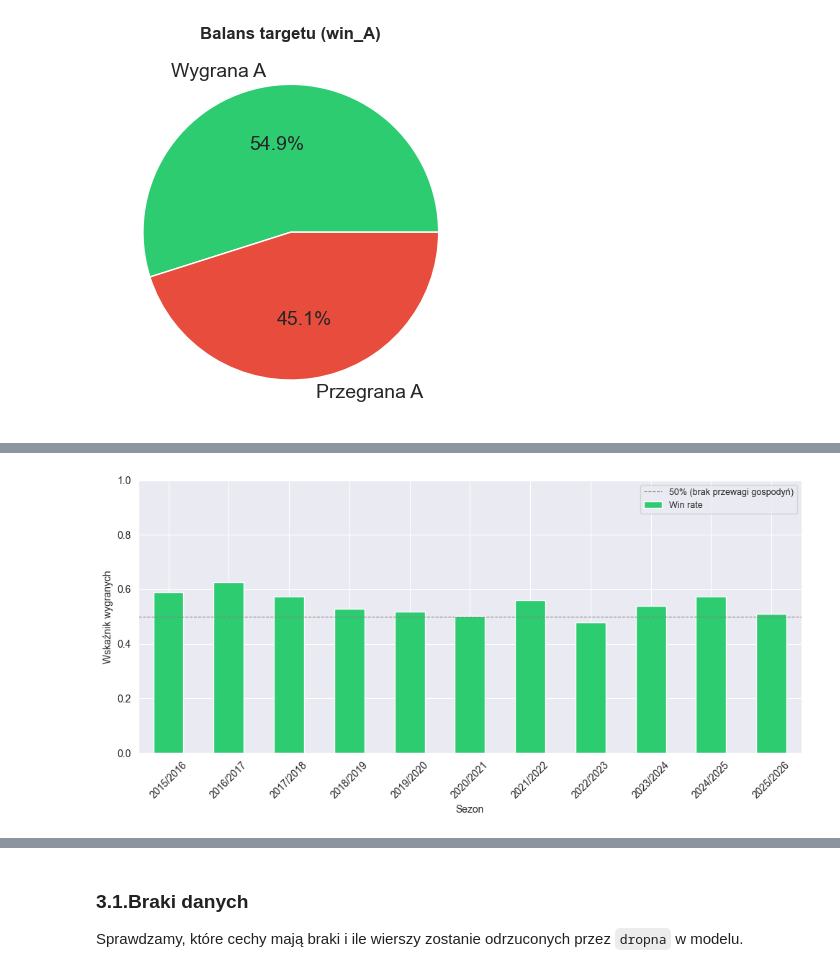
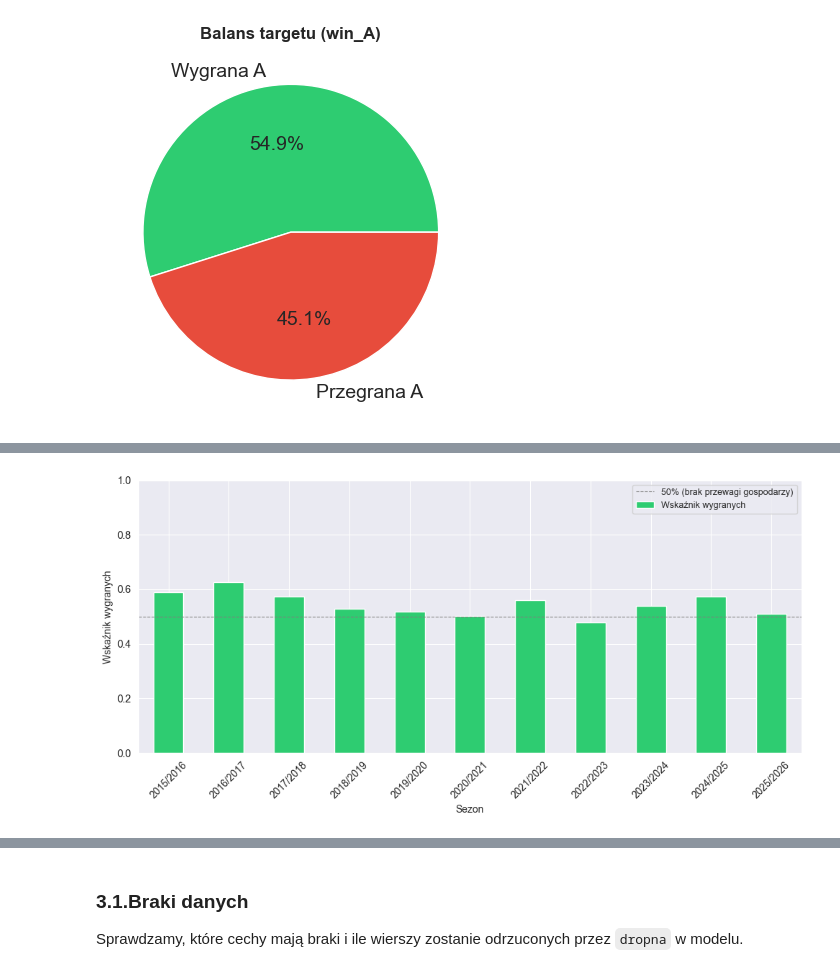
Before and after one commit to arodzina/praca_licencjacka, a Jupyter notebook: analiza_i_modelowanie.ipynb, the cells around one changed output, grey strips where cells are left out. Drawn from its saved outputs; the diff is of its cells as text; code cells hidden in the pictures.

```diff
--- a/analiza_i_modelowanie.ipynb
+++ b/analiza_i_modelowanie.ipynb
@@ -45,8 +44,7 @@ def plot_path(section: str, filename: str) -> Path:
         return EDA_DIR / filename
     if section == "modeling":
         return MODELING_DIR / filename
-    if section == "tables":
-        return TABLES_DIR / filename
+
     raise ValueError(f"Nieznana sekcja: {section}")
 
 
@@ -152,9 +150,9 @@ wins = (df["win_A"] == 1).sum()
 print(f"  ({wins} wygranych na {len(df)} meczów)")
 
 # Wg sezonu
-print("  Win rate gospodarzy wg sezonu:")
+print("  Wskaźnik wygranych gospodarzy wg sezonu:")
 season_home = df.groupby("season")["win_A"].agg(["mean", "count"])
-season_home.columns = ["Win rate", "Mecze"]
+season_home.columns = ["Wskaźnik wygranych", "Mecze"]
 print(season_home.to_string())
 
 # Prawdziwa przewaga hali (win rate u siebie vs na wyjeździe)
@@ -184,8 +182,8 @@ print(team_ha.to_string())
 fig, ax = plt.subplots(figsize=(10, 5))
 
 # Win rate wg sezonu (tylko ten panel)
-season_home["Win rate"].plot.bar(ax=ax, color="#2ECC71", edgecolor="white")
-ax.axhline(y=0.5, color="gray", linestyle="--", linewidth=0.8, label="50% (brak przewagi gospodyń)")
+season_home["Wskaźnik wygranych"].plot.bar(ax=ax, color="#2ECC71", edgecolor="white", label="Wskaźnik wygranych")
+ax.axhline(y=0.5, color="gray", linestyle="--", linewidth=0.8, label="50% (brak przewagi gospodarzy)")
 ax.set_xlabel("Sezon")
 ax.set_ylabel("Wskaźnik wygranych")
 ax.set_ylim(0, 1)
@@ -211,9 +209,9 @@ season
 ... (27 lines left out)
 Proxima Kraków                       29                   50.0                       46.7                   3.3
 Wisła Warszawa                       20                    0.0                        0.0                   0.0
 Akademia Tarnów                      42                   14.3                       14.3                  -0.0
 LOS Nowy Dwór Mazowiecki             22                    0.0                        9.1                  -9.1
-[figure, old version]
+[figure, new version]
 # %%
 # === Przewaga gospodarzy w tie-breakach (5 set) ===
 
```
Also changed, not shown: parts of 4 cells of this notebook.
